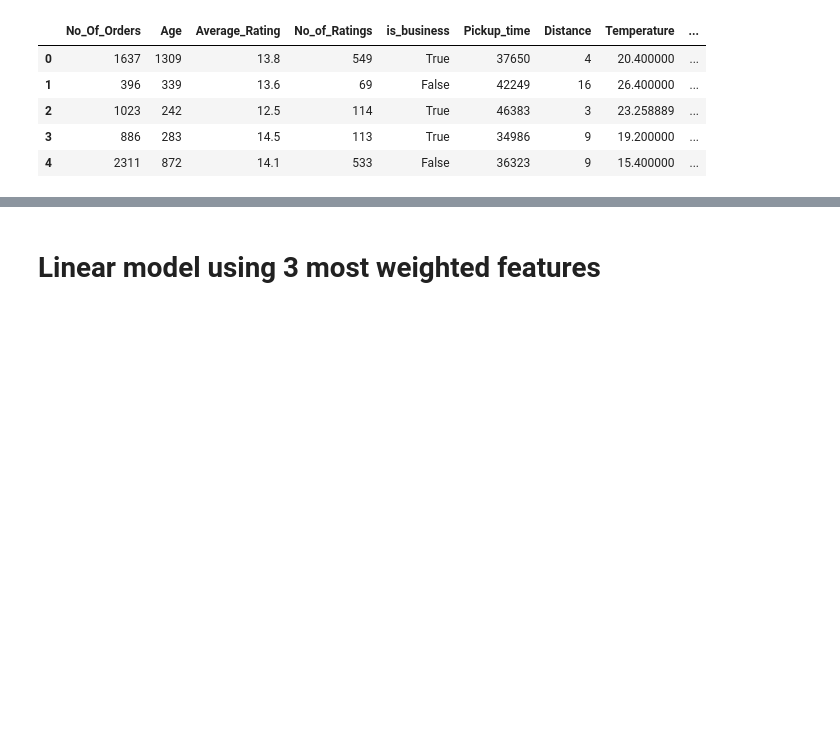
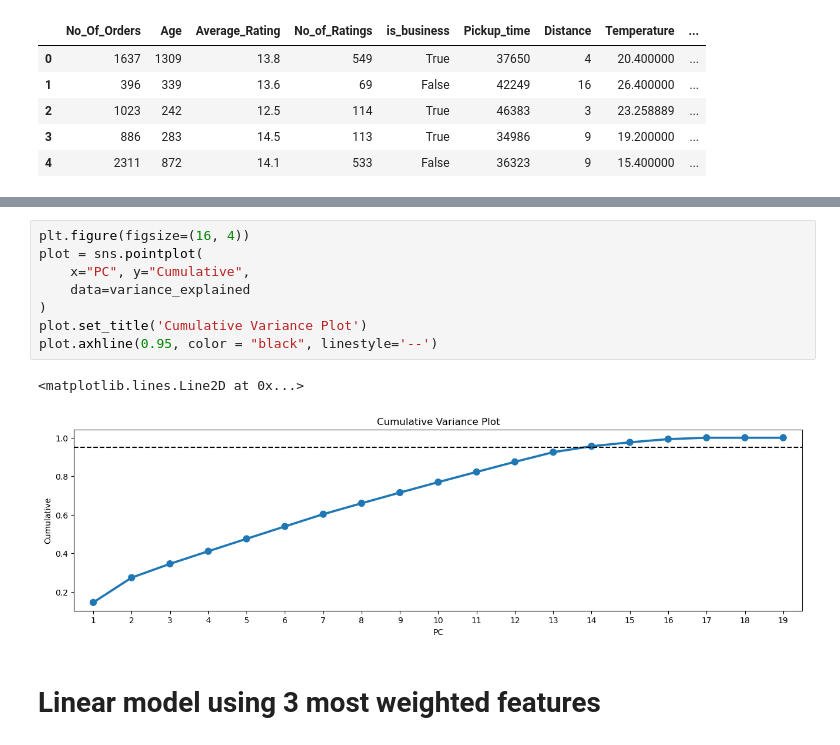
Before and after one commit to hughvd/sendy-logistics, a Jupyter notebook: modeling.ipynb, the cells around one changed output, grey strips where cells are left out. Cells and saved outputs as stored; diff of their text form; blank space fills up the shorter version.

```diff
--- a/modeling.ipynb
+++ b/modeling.ipynb
@@ -218,3 +266,14 @@ X.head()
+# %%
+plt.figure(figsize=(16, 4))
+plot = sns.pointplot(
+    x="PC", y="Cumulative",
+    data=variance_explained
+)
+plot.set_title('Cumulative Variance Plot')
+plot.axhline(0.95, color = "black", linestyle='--')
+# %% [output]
+<matplotlib.lines.Line2D at 0x...>
+[figure, added]
 # %% [markdown]
 # Linear model using 3 most weighted features
 # %%
```
Also changed, not shown: parts of 16 cells of this notebook.
